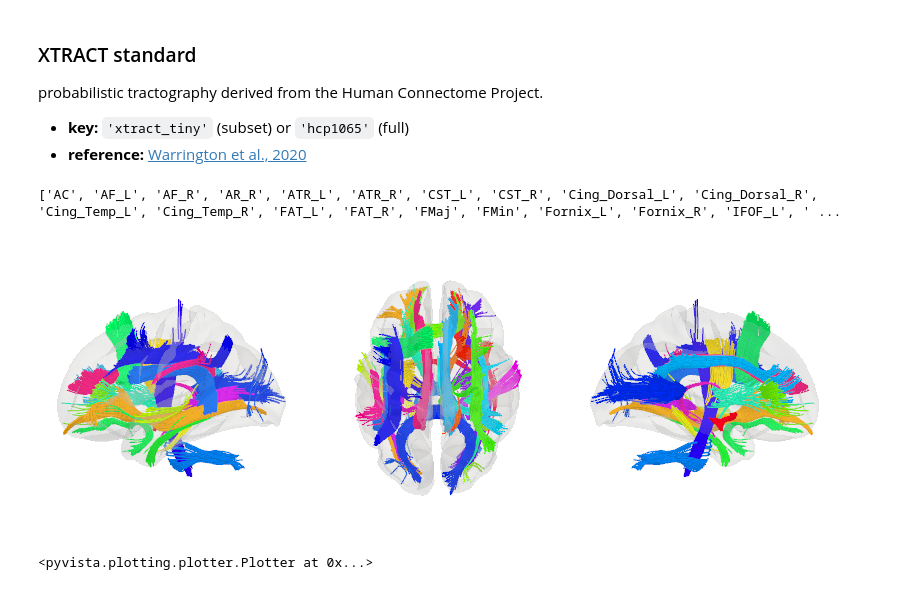
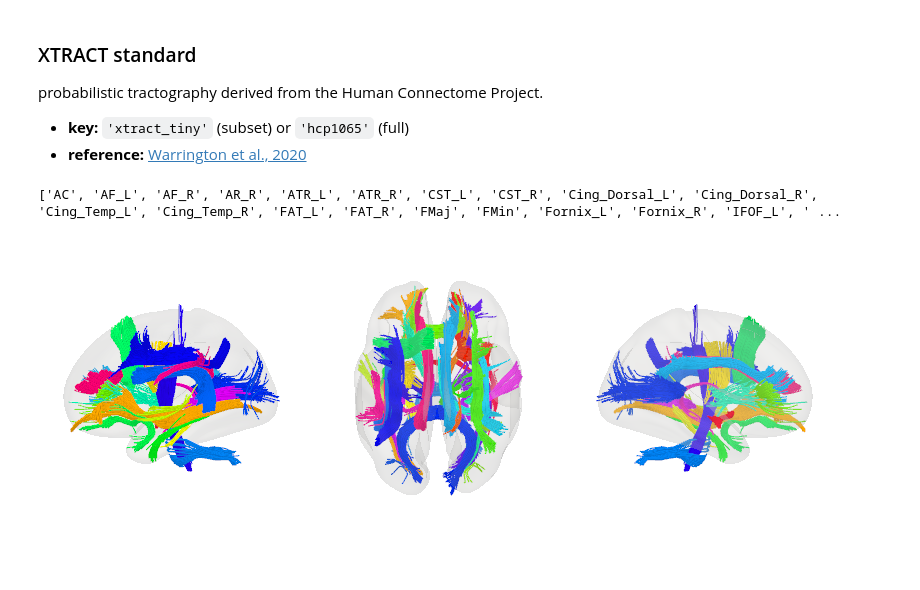
Before and after one commit to jadenecke/yabplot, a Jupyter notebook: docs/tutorials/available_atlases.ipynb, the cells around one changed output. Saved outputs shown, nothing was run; the diff lists cells and outputs as text; code cells hidden in the pictures.

Commit message:
more brain meshes, cortical plotting finetuning

```diff
--- a/docs/tutorials/available_atlases.ipynb
+++ b/docs/tutorials/available_atlases.ipynb
@@ -92,8 +89,7 @@ probabilistic tractography derived from the Human Connectome Project.
 * **reference:** [Warrington et al., 2020](https://doi.org/10.1126/sciadv.aba8245)
 # %%
 print(yab.get_atlas_regions('xtract_tiny', 'tracts'))
-yab.plot_tracts(atlas='xtract_tiny', orientation_coloring=False, views=['left_lateral', 'superior', 'left_medial'], figsize=(800, 300))
+yab.plot_tracts(atlas='xtract_tiny', orientation_coloring=False, views=['left_lateral', 'superior', 'left_medial'], figsize=(800, 300), bmesh_type='inflated')
 # %% [output]
 ['AC', 'AF_L', 'AF_R', 'AR_R', 'ATR_L', 'ATR_R', 'CST_L', 'CST_R', 'Cing_Dorsal_L', 'Cing_Dorsal_R', 'Cing_Temp_L', 'Cing_Temp_R', 'FAT_L', 'FAT_R', 'FMaj', 'FMin', 'Fornix_L', 'Fornix_R', 'IFOF_L', ' ...
-[figure, old version]
+[figure, new version]
-<pyvista.plotting.plotter.Plotter at 0x...>
```
Also changed, not shown: parts of 4 cells of this notebook, 11 other files.
